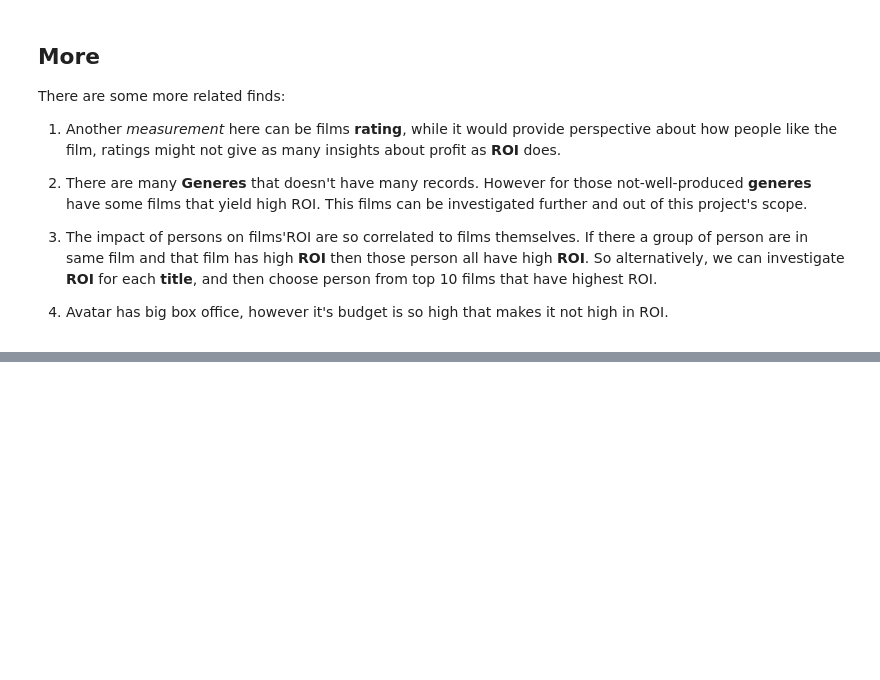
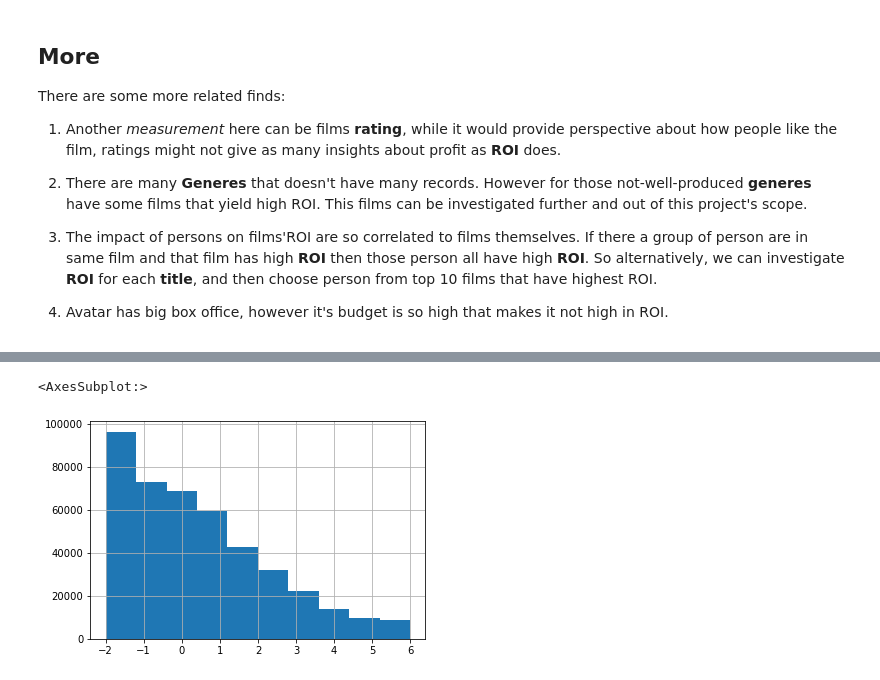
Before and after one commit to foxshakeitoff/MicroSoft_Movie_Analysis, a Jupyter notebook: Notebook.ipynb, the cells around one changed output, grey strips where cells are left out. Saved outputs shown, nothing was run; the diff lists cells and outputs as text; code cells hidden in the pictures; blank space fills up the shorter version.

```diff
--- a/Notebook.ipynb
+++ b/Notebook.ipynb
@@ -634,0 +668,6 @@ There are some more related finds:
+# %%
+s1 = df_final.ROI
+for q in np.linspace(.8, 1, num=21):
+    s1q =  round(s1.quantile(q=q), 2)
+
+    print('{}th percentile:\tset1: {}'.format(round(q,2), s1q))
@@ -634,0 +692,8 @@ There are some more related finds:
+# %%
+#delete outliers
+s1 = s1[s1<6]
+# %%
+s1.hist()
+# %% [output]
+<AxesSubplot:>
+[figure, added]
```
Also changed, not shown: parts of 6 cells of this notebook.
